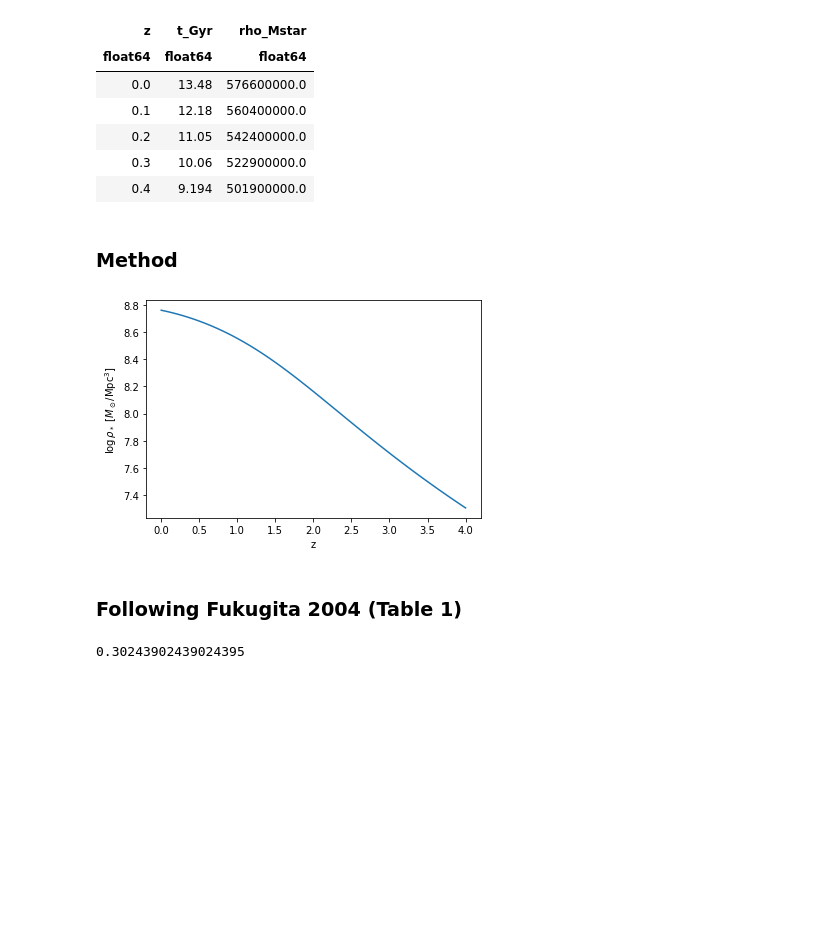
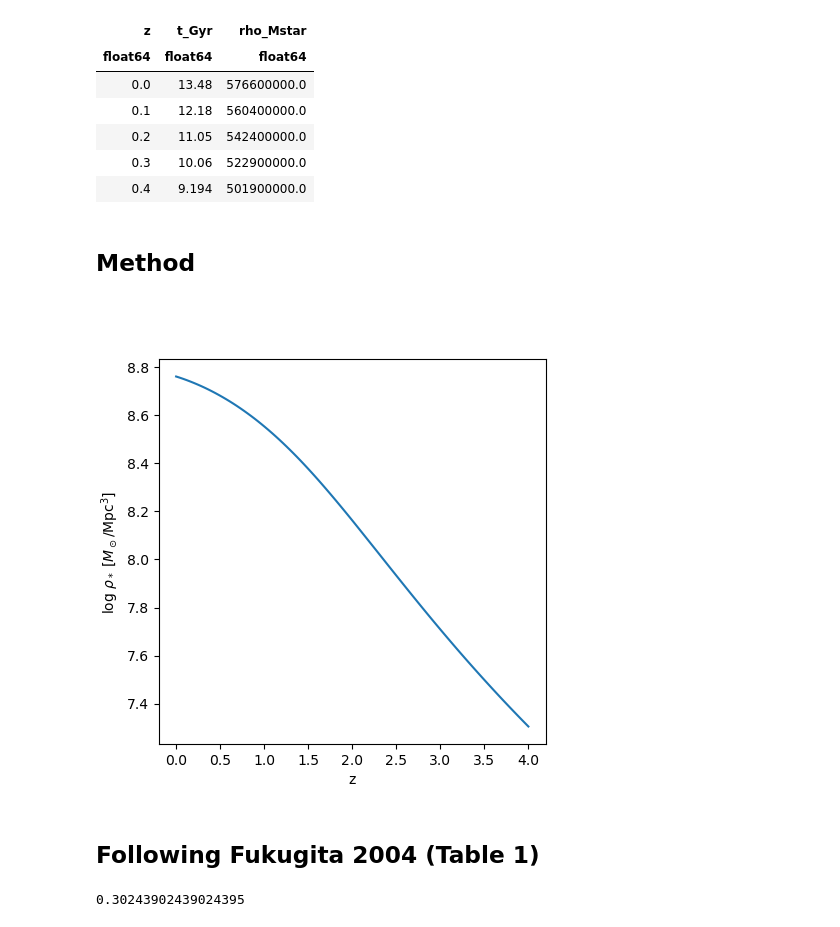
Before and after one commit to FRBs/FRB, a Jupyter notebook: docs/nb/f_diffuse.ipynb, the cells around one changed output. Saved outputs shown, nothing was run; the diff lists cells and outputs as text; code cells hidden in the pictures; blank space fills up the shorter version.

```diff
--- a/docs/nb/f_diffuse.ipynb
+++ b/docs/nb/f_diffuse.ipynb
@@ -40,22 +40,23 @@ Table length=5
 | 0.3 | 10.06 | 522900000.0 |
 | 0.4 | 9.194 | 501900000.0 |
 # %% [markdown]
-### Method
+## Method
 # %%
 zval = np.linspace(0., 4., 100)
 rho_Mstar = igm.avg_rhoMstar(zval, remnants=False)
 # %%
+fig = plt.figure(figsize=(5,5))
 plt.clf()
 ax = plt.gca()
 ax.plot(zval, np.log10(rho_Mstar.value))
 # Label
 ax.set_xlabel('z')
 ax.set_ylabel(r'$\log \, \rho_* \; [M_\odot/ \rm Mpc^3]$ ')
 plt.show()
 # %% [output]
-[figure, old version]
+[figure, new version]
 # %% [markdown]
-### Following Fukugita 2004 (Table 1)
+## Following Fukugita 2004 (Table 1)
 # %%
 M_sphere = 0.0015
 M_disk = 0.00055
```
Also changed, not shown: parts of 24 cells of this notebook, 1 other file.
